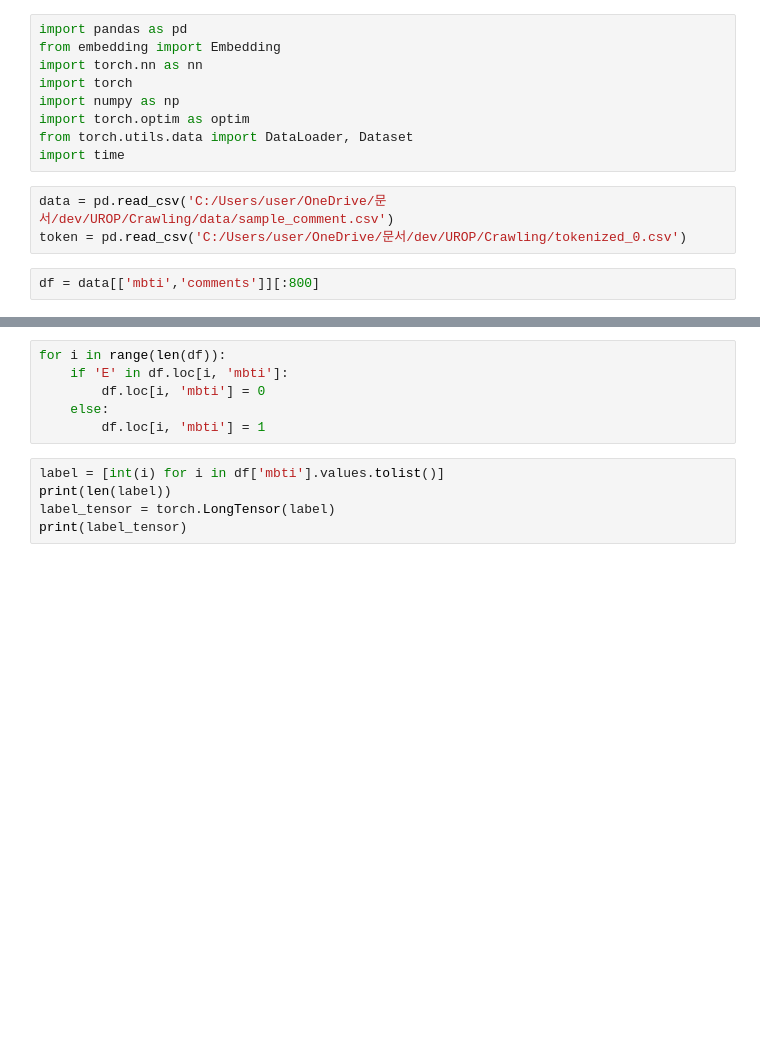
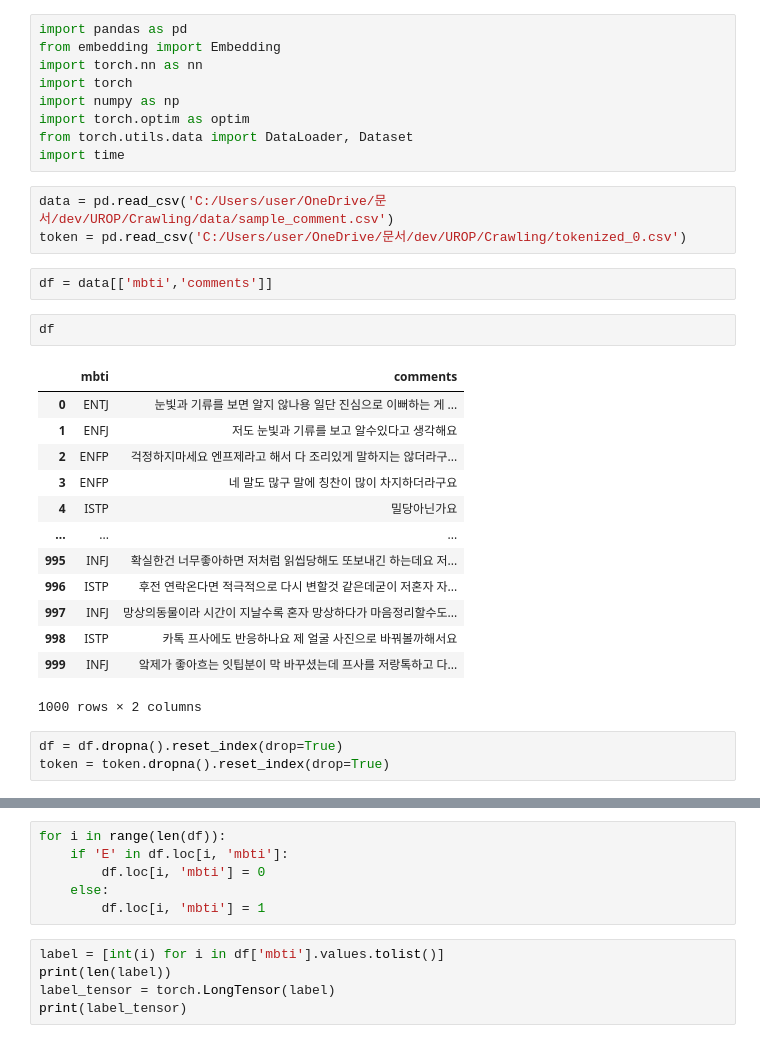
Before and after one commit to TEAM-UROP/Crawling, a Jupyter notebook: py/embedding/base_model.ipynb, the cells around one changed output, grey strips where cells are left out. Cells and saved outputs as stored; diff of their text form; blank space fills up the shorter version.

```diff
--- a/py/embedding/base_model.ipynb
+++ b/py/embedding/base_model.ipynb
@@ -11,4 +11,23 @@ import time
 data = pd.read_csv('C:/Users/user/OneDrive/문서/dev/UROP/Crawling/data/sample_comment.csv')
 token = pd.read_csv('C:/Users/user/OneDrive/문서/dev/UROP/Crawling/tokenized_0.csv')
 # %%
-df = data[['mbti','comments']][:800]
+df = data[['mbti','comments']]
+# %%
+df
+# %% [output]
+|  | mbti | comments |
+| 0 | ENTJ | 눈빛과 기류를 보면 알지 않나용 일단 진심으로 이뻐하는 게 ... |
+| 1 | ENFJ | 저도 눈빛과 기류를 보고 알수있다고 생각해요 |
+| 2 | ENFP | 걱정하지마세요 엔프제라고 해서 다 조리있게 말하지는 않더라구... |
+| 3 | ENFP | 네 말도 많구 말에 칭찬이 많이 차지하더라구요 |
+| 4 | ISTP | 밀당아닌가요 |
+| ... | ... | ... |
+| 995 | INFJ | 확실한건 너무좋아하면 저처럼 읽씹당해도 또보내긴 하는데요 저... |
+| 996 | ISTP | 후전 연락온다면 적극적으로 다시 변할것 같은데굳이 저혼자 자... |
+| 997 | INFJ | 망상의동물이라 시간이 지날수록 혼자 망상하다가 마음정리할수도... |
+| 998 | ISTP | 카톡 프사에도 반응하나요 제 얼굴 사진으로 바꿔볼까해서요 |
+| 999 | INFJ | 앜제가 좋아흐는 잇팁분이 막 바꾸셨는데 프사를 저랑톡하고 다... |
+1000 rows × 2 columns
+# %%
+df = df.dropna().reset_index(drop=True)
+token = token.dropna().reset_index(drop=True)
```
Also changed, not shown: parts of 18 cells of this notebook.
